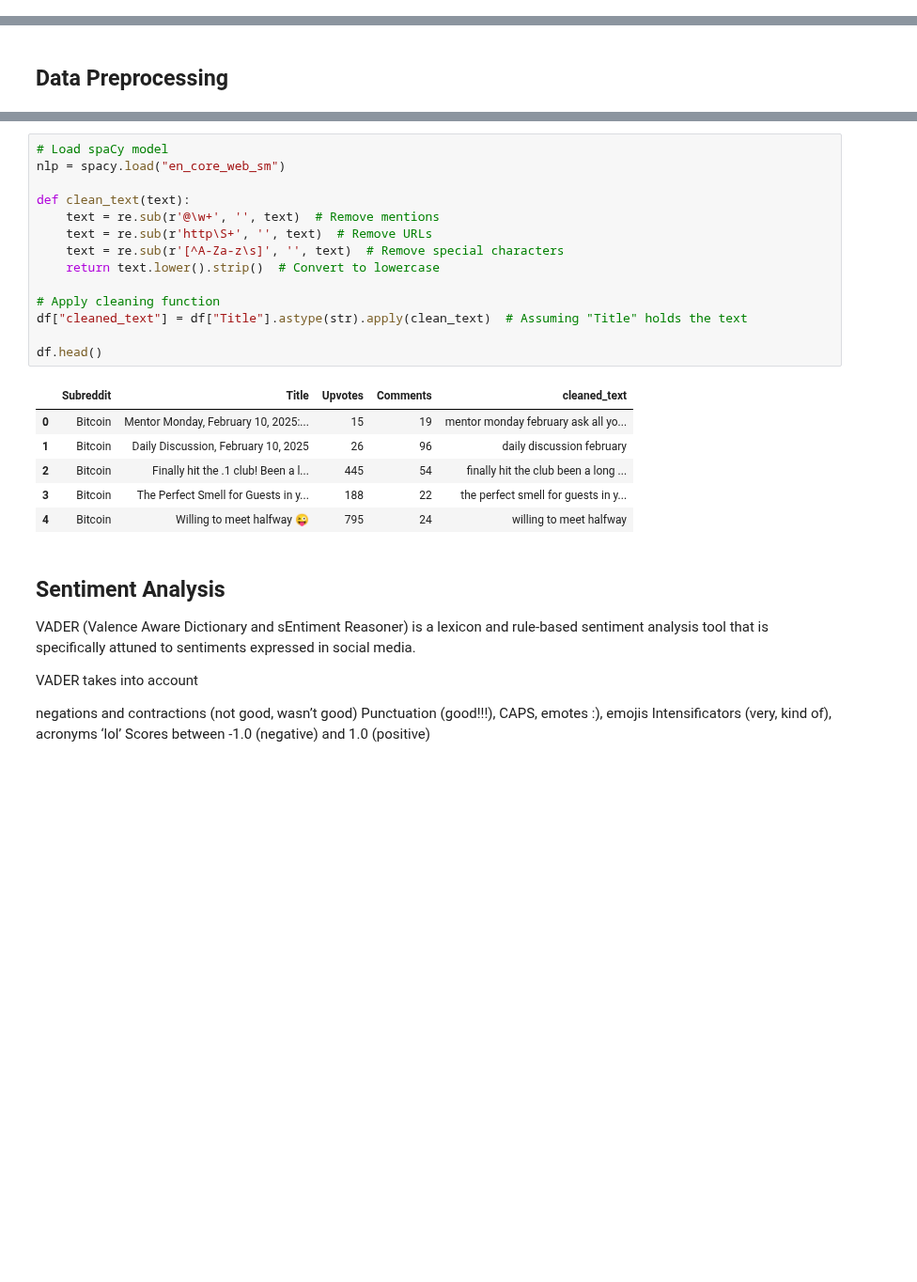
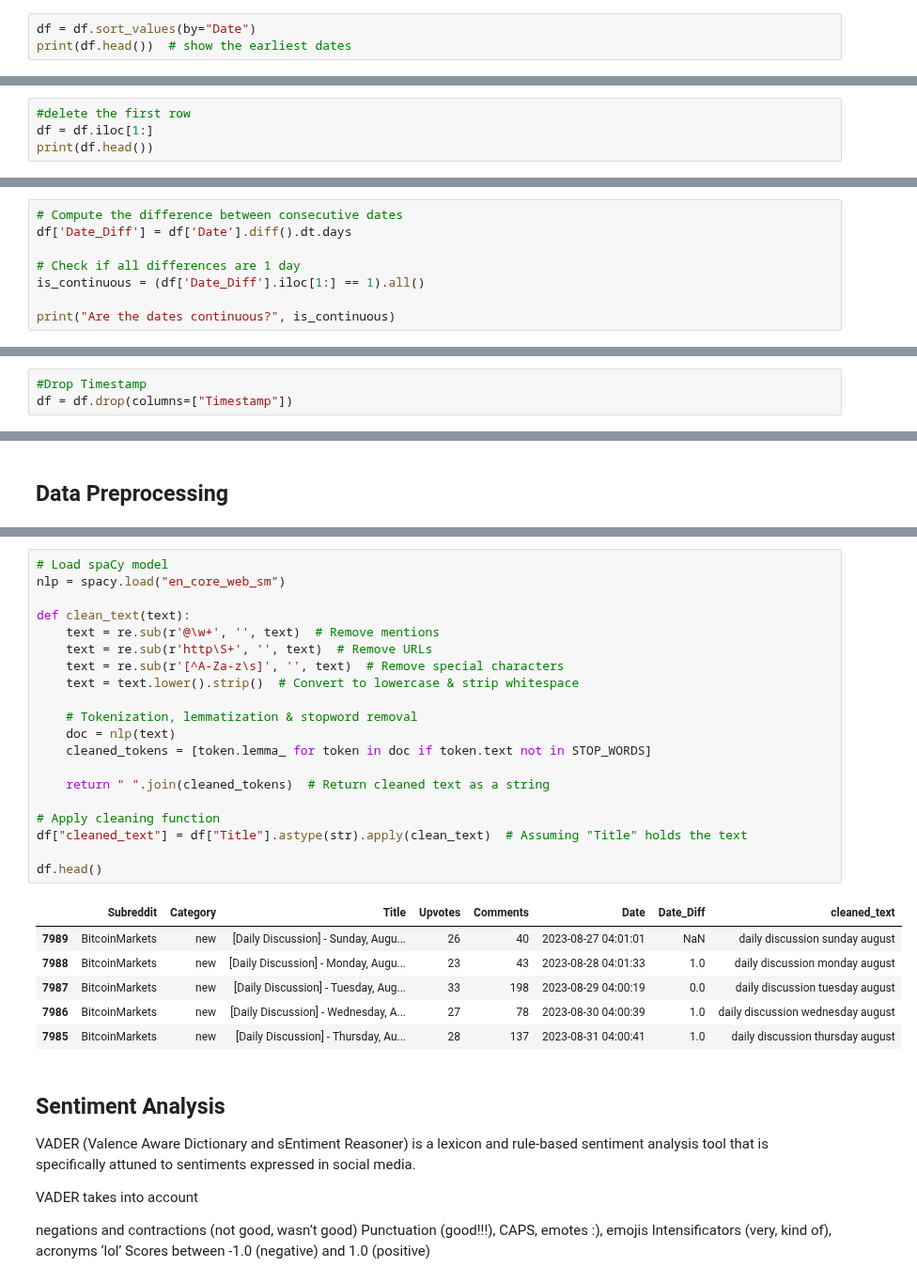
Before and after one commit to bonareri/Cryptocurrency-Price-Prediction-, a Jupyter notebook: sentiment_analysis.ipynb, the cells around one changed output, grey strips where cells are left out. Shown at 94% size. Drawn from its saved outputs; the diff is of its cells as text; blank space fills up the shorter version.

```diff
--- a/sentiment_analysis.ipynb
+++ b/sentiment_analysis.ipynb
@@ -163,0 +214,3 @@ print(df.head())  # Confirm removal
+# %%
+df = df.sort_values(by="Date")
+print(df.head())  # show the earliest dates
@@ -163,0 +238,4 @@ print(df.head())  # Confirm removal
+# %%
+#delete the first row
+df = df.iloc[1:]
+print(df.head())
@@ -177,0 +280,8 @@ memory usage: 46.9+ KB
+# %%
+# Compute the difference between consecutive dates
+df['Date_Diff'] = df['Date'].diff().dt.days
+
+# Check if all differences are 1 day
+is_continuous = (df['Date_Diff'].iloc[1:] == 1).all()
+
+print("Are the dates continuous?", is_continuous)
@@ -178,3 +307,6 @@ memory usage: 46.9+ KB
+# %%
+#Drop Timestamp
+df = df.drop(columns=["Timestamp"])
 # %%
 print(df["Subreddit"].unique())
 # %% [output]
@@ -194,24 +327,30 @@ print(df["Subreddit"].unique())
 # %%
 # Load spaCy model
 nlp = spacy.load("en_core_web_sm")
 
 def clean_text(text):
     text = re.sub(r'@\w+', '', text)  # Remove mentions
     text = re.sub(r'http\S+', '', text)  # Remove URLs
     text = re.sub(r'[^A-Za-z\s]', '', text)  # Remove special characters
-    return text.lower().strip()  # Convert to lowercase
+    text = text.lower().strip()  # Convert to lowercase & strip whitespace
+
+    # Tokenization, lemmatization & stopword removal
+    doc = nlp(text)
+    cleaned_tokens = [token.lemma_ for token in doc if token.text not in STOP_WORDS]
+
+    return " ".join(cleaned_tokens)  # Return cleaned text as a string
 
 # Apply cleaning function
 df["cleaned_text"] = df["Title"].astype(str).apply(clean_text)  # Assuming "Title" holds the text
 
 df.head()
 # %% [output]
-|  | Subreddit | Title | Upvotes | Comments | cleaned_text |
-| 0 | Bitcoin | Mentor Monday, February 10, 2025:... | 15 | 19 | mentor monday february ask all yo... |
-| 1 | Bitcoin | Daily Discussion, February 10, 2025 | 26 | 96 | daily discussion february |
-| 2 | Bitcoin | Finally hit the .1 club! Been a l... | 445 | 54 | finally hit the club been a long ... |
-| 3 | Bitcoin | The Perfect Smell for Guests in y... | 188 | 22 | the perfect smell for guests in y... |
-| 4 | Bitcoin | Willing to meet halfway 😜 | 795 | 24 | willing to meet halfway |
+|  | Subreddit | Category | Title | Upvotes | Comments | Date | Date_Diff | cleaned_text |
+| 7989 | BitcoinMarkets | new | [Daily Discussion] - Sunday, Augu... | 26 | 40 | 2023-08-27 04:01:01 | NaN | daily discussion sunday august |
+| 7988 | BitcoinMarkets | new | [Daily Discussion] - Monday, Augu... | 23 | 43 | 2023-08-28 04:01:33 | 1.0 | daily discussion monday august |
+| 7987 | BitcoinMarkets | new | [Daily Discussion] - Tuesday, Aug... | 33 | 198 | 2023-08-29 04:00:19 | 0.0 | daily discussion tuesday august |
+| 7986 | BitcoinMarkets | new | [Daily Discussion] - Wednesday, A... | 27 | 78 | 2023-08-30 04:00:39 | 1.0 | daily discussion wednesday august |
+| 7985 | BitcoinMarkets | new | [Daily Discussion] - Thursday, Au... | 28 | 137 | 2023-08-31 04:00:41 | 1.0 | daily discussion thursday august |
 # %% [markdown]
 ## Sentiment Analysis
 
```
Also changed, not shown: parts of 38 cells of this notebook.
